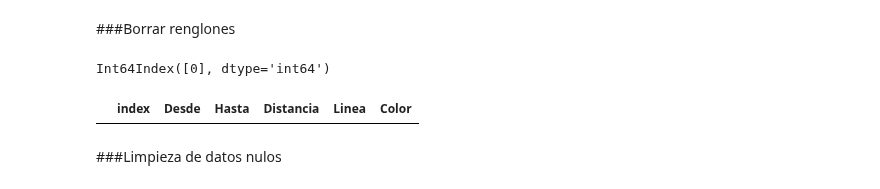
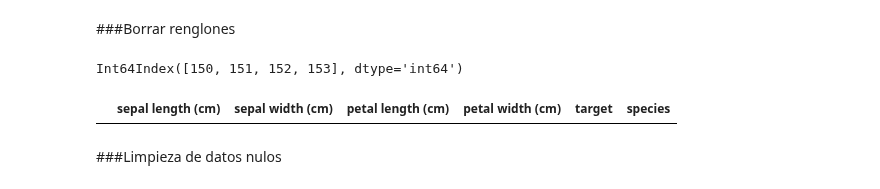
Before and after one commit to jcjimenezb123/ProgramacionPython, a Jupyter notebook: DataFrames.ipynb, the cells around one changed output. Cells and saved outputs as stored; diff of their text form; code cells hidden in the pictures.

```diff
--- a/DataFrames.ipynb
+++ b/DataFrames.ipynb
@@ -381,0 +357,3 @@ df
+# %%
+df=pd.read_csv('iris.csv')
+df.tail(2)
@@ -381,0 +364,3 @@ df
+# %%
+df2=pd.DataFrame([[1,2,3,4,0.0,'otra']],columns=df.columns)
+df2
@@ -381,0 +370,3 @@ df
+# %%
+df=df.append(df2,ignore_index=True)
+df.tail()
@@ -382,14 +380,14 @@ df
 # %% [markdown]
 ###Borrar renglones
 # %%
-index_names=df[df['Linea']=='PS'].index
+index_names=df[df['species']=='otra'].index
 index_names
 # %% [output]
-Int64Index([0], dtype='int64')
+Int64Index([150, 151, 152, 153], dtype='int64')
 # %%
 df.drop(index_names,inplace=True)
-df[df['Linea']=='PS']
+df[df['species']=='otra']
 # %% [output]
-|  | index | Desde | Hasta | Distancia | Linea | Color |
+|  | sepal length (cm) | sepal width (cm) | petal length (cm) | petal width (cm) | target | species |
 # %% [markdown]
 ###Limpieza de datos nulos
```
Also changed, not shown: parts of 47 cells of this notebook.
